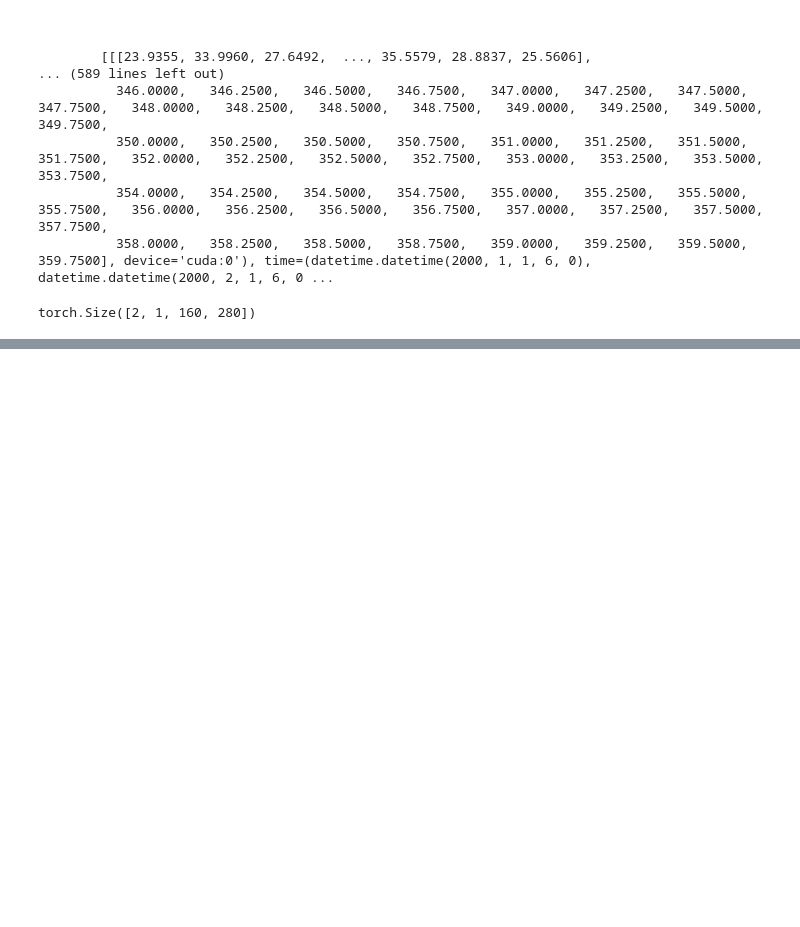
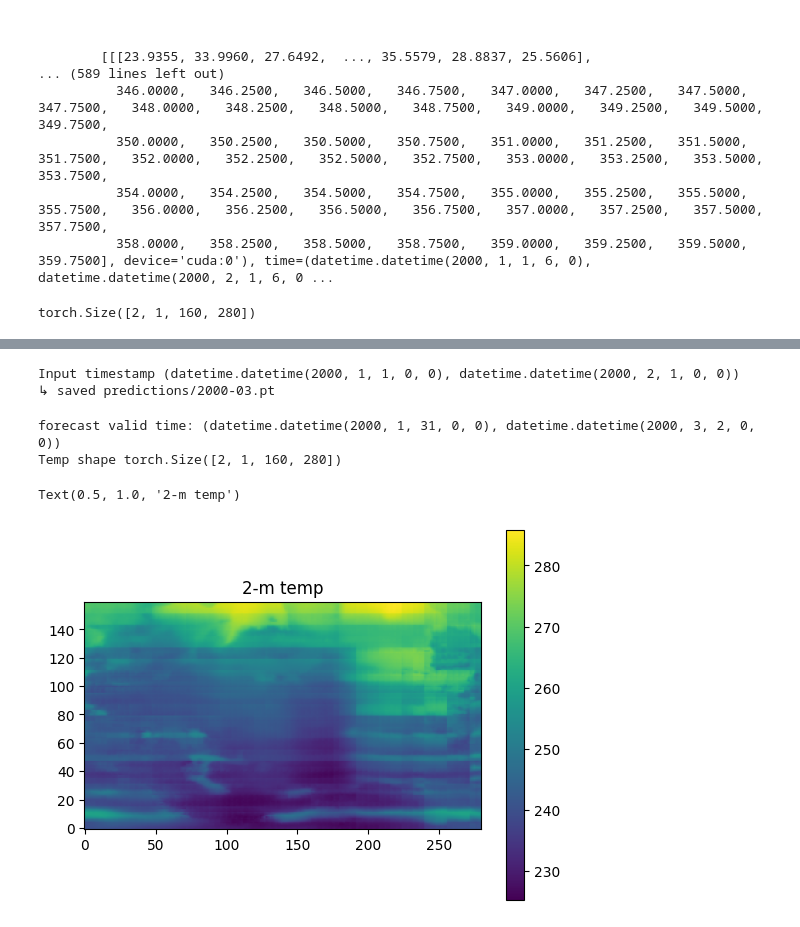
Before and after one commit to BioDT/bfm-finetune, a Jupyter notebook: bfm_finetune/test_aurora_dataload.ipynb, the cells around one changed output, grey strips where cells are left out. Cells and saved outputs as stored; diff of their text form; code cells hidden in the pictures; blank space fills up the shorter version.

Commit message:
Added rollout to montlhy resolution

```diff
--- a/bfm_finetune/test_aurora_dataload.ipynb
+++ b/bfm_finetune/test_aurora_dataload.ipynb
@@ -138,0 +222,45 @@ RuntimeError: Sizes of tensors must match except in dimension 1. Expected size 1
+# %%
+PRED_ROOT = Path("predictions")
+
+def save_last_prediction(pred: Batch):
+    """Save *one* Batch object to <PRED_ROOT>/<YYYY-MM>.pt"""
+    month_key = pred.metadata.time[-1].strftime("%Y-%m")  # take last timestep in tuple
+    path = PRED_ROOT / f"{month_key}.pt"
+    path.parent.mkdir(parents=True, exist_ok=True)
+    torch.save(pred, path)
+    print(f"↳ saved {path}")
+
+def load_prediction(month_key: str) -> Batch:
+    """Load a saved Batch, e.g. month_key='2000-01'."""
+    path = PRED_ROOT / f"{month_key}.pt"
+    if not path.exists():
+        raise FileNotFoundError(path)
+    return torch.load(path, map_location="cpu", weights_only=False)
+# %%
+model.eval().to("cuda")
+
+with torch.inference_mode():
+    for batch in test_dataloader:
+        print("Input timestamp", batch.metadata.time)
+
+        # run one-month forecast (2 x 6-hour steps x ~30 days = 120 steps)
+        preds = [p.to("cpu") for p in rollout(model, batch, steps=120)]
+        last_pred = preds[-1]
+
+        save_last_prediction(last_pred)
+# %% [output]
+Input timestamp (datetime.datetime(2000, 1, 1, 0, 0), datetime.datetime(2000, 2, 1, 0, 0))
+↳ saved predictions/2000-03.pt
+# %%
+pred = load_prediction("2000-03") # load March forecast
+print("forecast valid time:", pred.metadata.time)
+
+# quick look at surface temperature field of the second time step
+t2 = pred.surf_vars["2t"]
+print("Temp shape", t2.shape)
+plt.imshow(t2[0][0], origin="lower"); plt.colorbar(); plt.title("2-m temp")
+# %% [output]
+forecast valid time: (datetime.datetime(2000, 1, 31, 0, 0), datetime.datetime(2000, 3, 2, 0, 0))
+Temp shape torch.Size([2, 1, 160, 280])
+Text(0.5, 1.0, '2-m temp')
+[figure, added]
```
Also changed, not shown: parts of 3 cells of this notebook.
